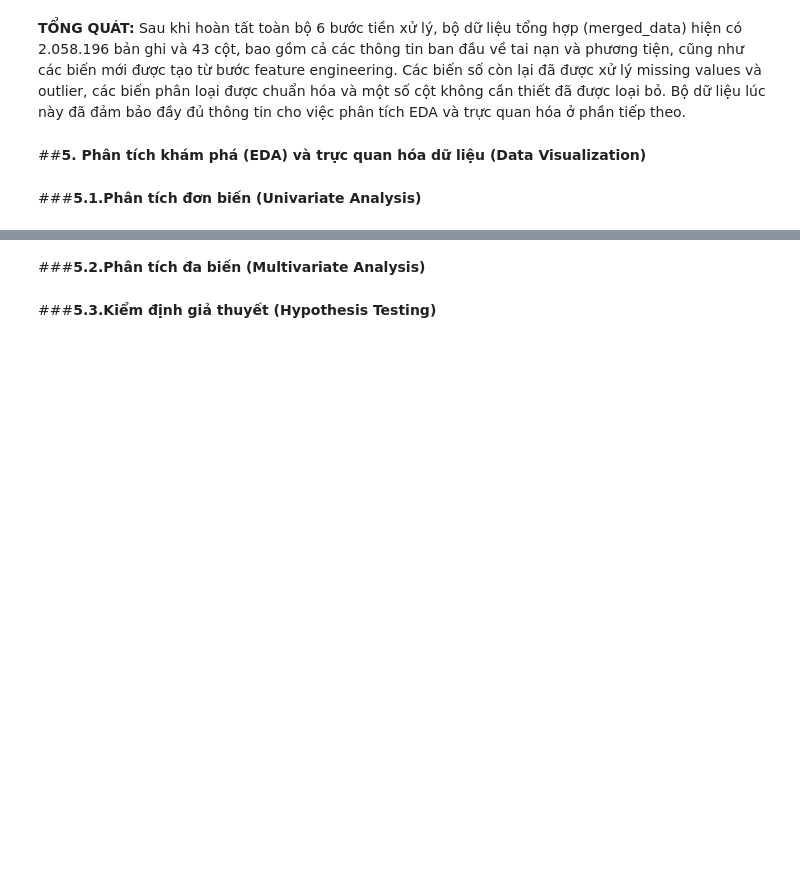
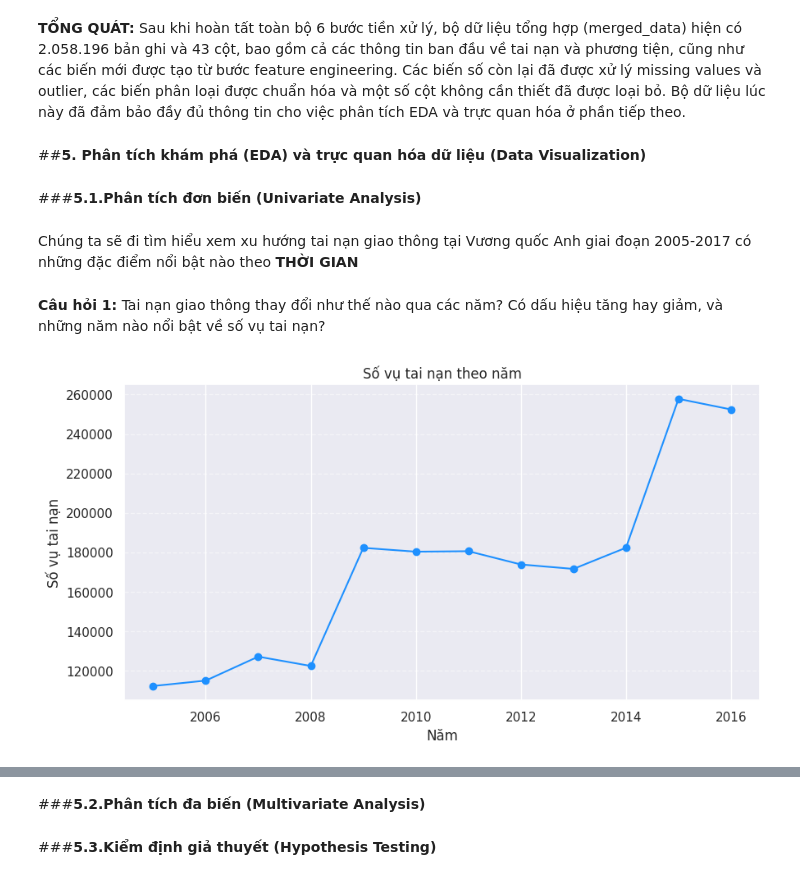
Before and after one commit to mihhwiNick/DA_project, a Jupyter notebook: UK_Road_Traffic_Accident_DA.ipynb, the cells around one changed output, grey strips where cells are left out. Drawn from its saved outputs; the diff is of its cells as text; code cells hidden in the pictures; blank space fills up the shorter version.

```diff
--- a/UK_Road_Traffic_Accident_DA.ipynb
+++ b/UK_Road_Traffic_Accident_DA.ipynb
@@ -1090,3 +1105,17 @@ memory usage: 636.0+ MB
 ##**5. Phân tích khám phá (EDA) và trực quan hóa dữ liệu (Data Visualization)**
 # %% [markdown]
 ###**5.1.Phân tích đơn biến (Univariate Analysis)**
+# %% [markdown]
+Chúng ta sẽ đi tìm hiểu xem xu hướng tai nạn giao thông tại Vương quốc Anh giai đoạn 2005-2017 có những đặc điểm nổi bật nào theo **THỜI GIAN**
+# %% [markdown]
+**Câu hỏi 1:** Tai nạn giao thông thay đổi như thế nào qua các năm? Có dấu hiệu tăng hay giảm, và những năm nào nổi bật về số vụ tai nạn?
+# %%
+plt.figure(figsize=(10,5))
+merged_data['Year'].value_counts().sort_index().plot(marker='o', color='dodgerblue')
+plt.title("Số vụ tai nạn theo năm")
+plt.ylabel("Số vụ tai nạn")
+plt.xlabel("Năm")
+plt.grid(axis='y', linestyle='--', alpha=0.5)
+plt.show()
+# %% [output]
+[figure, added]
```
Also changed, not shown: parts of 12 cells of this notebook.
